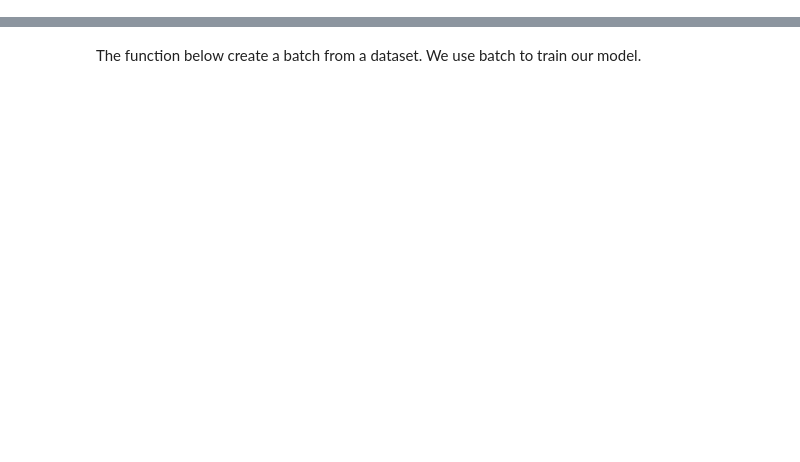
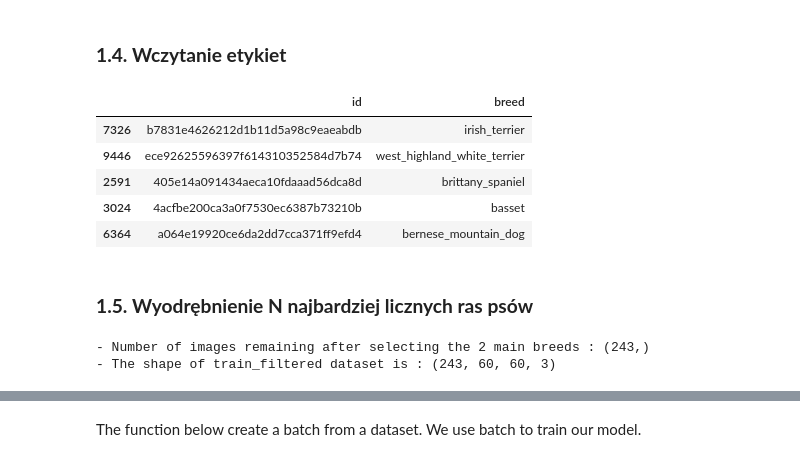
Before and after one commit to rytelk/DogsNeuralNetwork, a Jupyter notebook: kernel.ipynb, the cells around one changed output, grey strips where cells are left out. Cells and saved outputs as stored; diff of their text form; code cells hidden in the pictures; blank space fills up the shorter version.

```diff
--- a/kernel.ipynb
+++ b/kernel.ipynb
@@ -284,0 +89,16 @@ def matrix_Bin(labels):
+# %% [markdown]
+### **1.4. Wczytanie etykiet**
+# %%
+labels_raw = pd.read_csv("../Data/labels.csv", header=0, sep=',', quotechar='"')
+
+# Wyświetlenie pięciu losowych etykiet
+labels_raw.sample(5)
+# %% [output]
+|  | id | breed |
+| 7326 | b7831e4626212d1b11d5a98c9eaeabdb | irish_terrier |
+| 9446 | ece92625596397f614310352584d7b74 | west_highland_white_terrier |
+| 2591 | 405e14a091434aeca10fdaaad56dca8d | brittany_spaniel |
+| 3024 | 4acfbe200ca3a0f7530ec6387b73210b | basset |
+| 6364 | a064e19920ce6da2dd7cca371ff9efd4 | bernese_mountain_dog |
+# %% [markdown]
+### **1.5. Wyodrębnienie N najbardziej licznych ras psów**
@@ -284,0 +108,27 @@ def matrix_Bin(labels):
+# %%
+# Wydorębnienie N ras psów
+def main_breeds(labels_raw, Nber_breeds , all_breeds='TRUE'):
+    labels_freq_pd = itemfreq(labels_raw["breed"])
+    labels_freq_pd = labels_freq_pd[labels_freq_pd[:, 1].argsort()[::-1]] #[::-1] ==> to sort in descending order
+
+    if all_breeds == 'FALSE':
+        main_labels = labels_freq_pd[:,0][0:Nber_breeds]
+    else:
+        main_labels = labels_freq_pd[:,0][:]
+
+    labels_raw_np = labels_raw["breed"].as_matrix() #transform in numpy
+    labels_raw_np = labels_raw_np.reshape(labels_raw_np.shape[0],1)
+
+    labels_filtered_index = np.where(labels_raw_np == main_labels)
+
+    return labels_filtered_index
+
+labels_filtered_index = main_breeds(labels_raw = labels_raw, Nber_breeds = Nber_of_breeds, all_breeds='FALSE')
+labels_filtered = labels_raw.iloc[labels_filtered_index[0],:]
+train_filtered = train[labels_filtered_index[0],:,:,:]
+
+print('- Number of images remaining after selecting the {0} main breeds : {1}'.format(Nber_of_breeds, labels_filtered_index[0].shape))
+print('- The shape of train_filtered dataset is : {0}'.format(train_filtered.shape))
+# %% [output]
+- Number of images remaining after selecting the 2 main breeds : (243,)
+- The shape of train_filtered dataset is : (243, 60, 60, 3)
```
Also changed, not shown: parts of 119 cells of this notebook.
